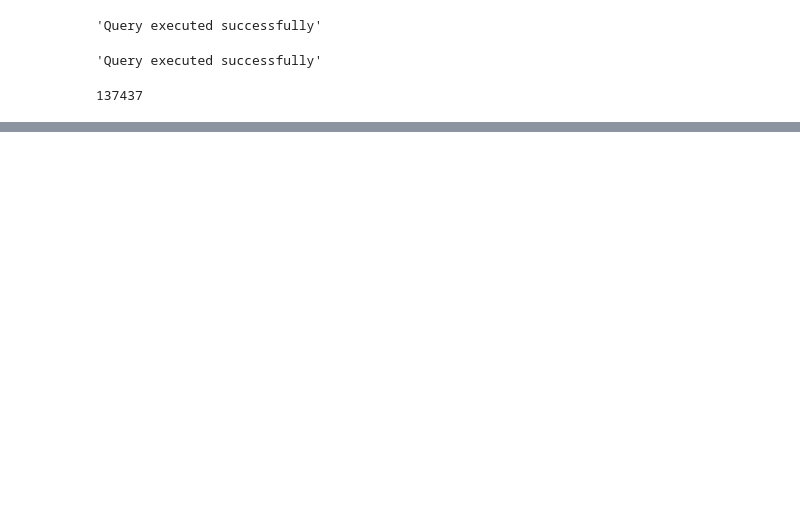
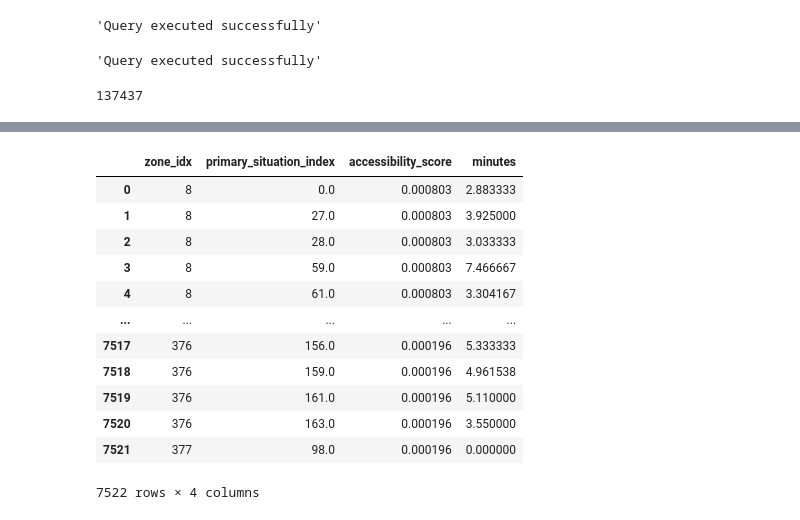
Before and after one commit to mjgood4/firstrespondersites, a Jupyter notebook: jyEDA/XGBoost_Model_SA.ipynb, the cells around one changed output, grey strips where cells are left out. Cells and saved outputs as stored; diff of their text form; code cells hidden in the pictures; blank space fills up the shorter version.

```diff
--- a/jyEDA/XGBoost_Model_SA.ipynb
+++ b/jyEDA/XGBoost_Model_SA.ipynb
@@ -245,0 +254,16 @@ XGBRFRegressor(base_score=None, booster=None, colsample_bylevel=None,
+# %%
+df_ag
+# %% [output]
+|  | zone_idx | primary_situation_index | accessibility_score | minutes |
+| 0 | 8 | 0.0 | 0.000803 | 2.883333 |
+| 1 | 8 | 27.0 | 0.000803 | 3.925000 |
+| 2 | 8 | 28.0 | 0.000803 | 3.033333 |
+| 3 | 8 | 59.0 | 0.000803 | 7.466667 |
+| 4 | 8 | 61.0 | 0.000803 | 3.304167 |
+| ... | ... | ... | ... | ... |
+| 7517 | 376 | 156.0 | 0.000196 | 5.333333 |
+| 7518 | 376 | 159.0 | 0.000196 | 4.961538 |
+| 7519 | 376 | 161.0 | 0.000196 | 5.110000 |
+| 7520 | 376 | 163.0 | 0.000196 | 3.550000 |
+| 7521 | 377 | 98.0 | 0.000196 | 0.000000 |
+7522 rows × 4 columns
```
Also changed, not shown: parts of 14 cells of this notebook, 1 other file.
